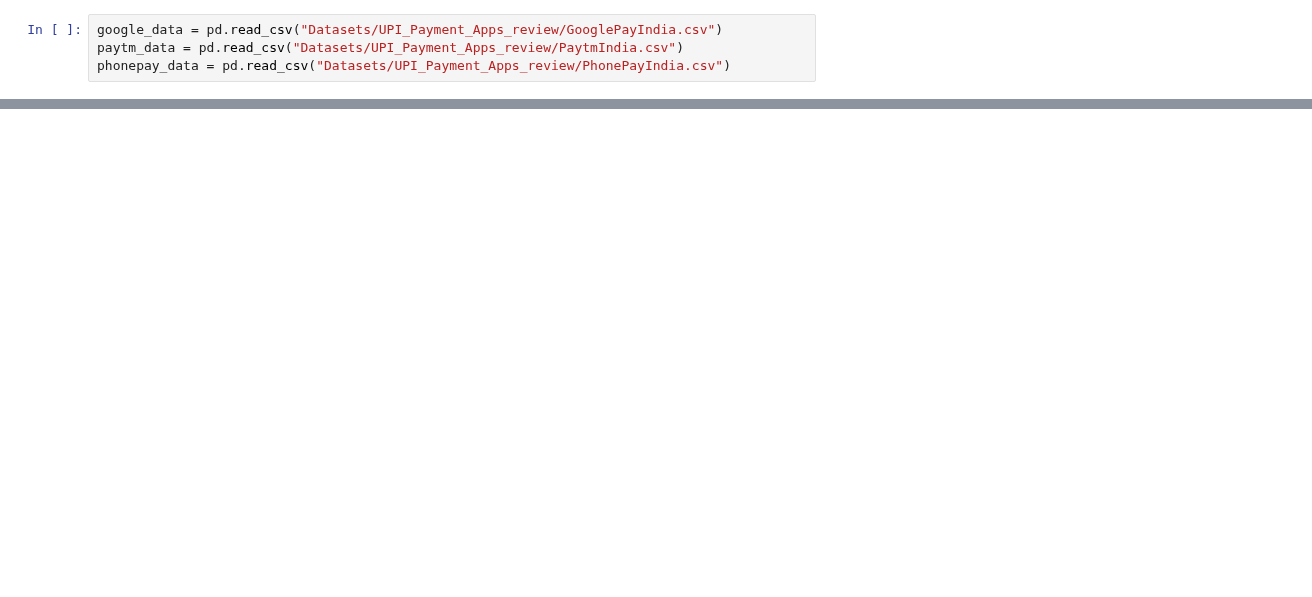
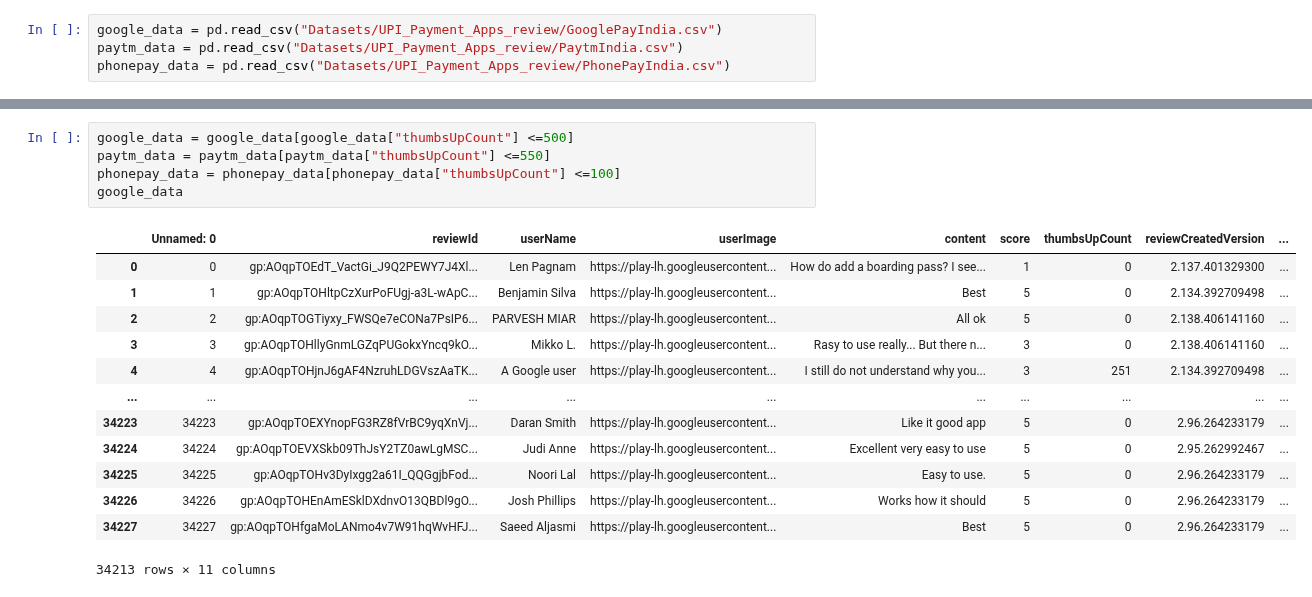
Before and after one commit to everydaycodings/Data-Science-End-To-End-Notebook-Project, a Jupyter notebook: UPI_Payment_Apps_review.ipynb, the cells around one changed output, grey strips where cells are left out. Drawn from its saved outputs; the diff is of its cells as text; blank space fills up the shorter version.

Commit message:
removing outliers UPI_Payment_Apps_review.ipynb

```diff
--- a/UPI_Payment_Apps_review.ipynb
+++ b/UPI_Payment_Apps_review.ipynb
@@ -18,0 +86,19 @@ paytm_data.head()
+# %%
+google_data = google_data[google_data["thumbsUpCount"] <=500]
+paytm_data = paytm_data[paytm_data["thumbsUpCount"] <=550]
+phonepay_data = phonepay_data[phonepay_data["thumbsUpCount"] <=100]
+google_data
+# %% [output]
+|  | Unnamed: 0 | reviewId | userName | userImage | content | score | thumbsUpCount | reviewCreatedVersion | ... |
+| 0 | 0 | gp:AOqpTOEdT_VactGi_J9Q2PEWY7J4Xl... | Len Pagnam | https://play-lh.googleusercontent... | How do add a boarding pass? I see... | 1 | 0 | 2.137.401329300 | ... |
+| 1 | 1 | gp:AOqpTOHltpCzXurPoFUgj-a3L-wApC... | Benjamin Silva | https://play-lh.googleusercontent... | Best | 5 | 0 | 2.134.392709498 | ... |
+| 2 | 2 | gp:AOqpTOGTiyxy_FWSQe7eCONa7PsIP6... | PARVESH MIAR | https://play-lh.googleusercontent... | All ok | 5 | 0 | 2.138.406141160 | ... |
+| 3 | 3 | gp:AOqpTOHllyGnmLGZqPUGokxYncq9kO... | Mikko L. | https://play-lh.googleusercontent... | Rasy to use really... But there n... | 3 | 0 | 2.138.406141160 | ... |
+| 4 | 4 | gp:AOqpTOHjnJ6gAF4NzruhLDGVszAaTK... | A Google user | https://play-lh.googleusercontent... | I still do not understand why you... | 3 | 251 | 2.134.392709498 | ... |
+| ... | ... | ... | ... | ... | ... | ... | ... | ... | ... |
+| 34223 | 34223 | gp:AOqpTOEXYnopFG3RZ8fVrBC9yqXnVj... | Daran Smith | https://play-lh.googleusercontent... | Like it good app | 5 | 0 | 2.96.264233179 | ... |
+| 34224 | 34224 | gp:AOqpTOEVXSkb09ThJsY2TZ0awLgMSC... | Judi Anne | https://play-lh.googleusercontent... | Excellent very easy to use | 5 | 0 | 2.95.262992467 | ... |
+| 34225 | 34225 | gp:AOqpTOHv3DyIxgg2a61I_QQGgjbFod... | Noori Lal | https://play-lh.googleusercontent... | Easy to use. | 5 | 0 | 2.96.264233179 | ... |
+| 34226 | 34226 | gp:AOqpTOHEnAmESklDXdnvO13QBDl9gO... | Josh Phillips | https://play-lh.googleusercontent... | Works how it should | 5 | 0 | 2.96.264233179 | ... |
+| 34227 | 34227 | gp:AOqpTOHfgaMoLANmo4v7W91hqWvHFJ... | Saeed Aljasmi | https://play-lh.googleusercontent... | Best | 5 | 0 | 2.96.264233179 | ... |
+34213 rows × 11 columns
```
Also changed, not shown: parts of 7 cells of this notebook.
